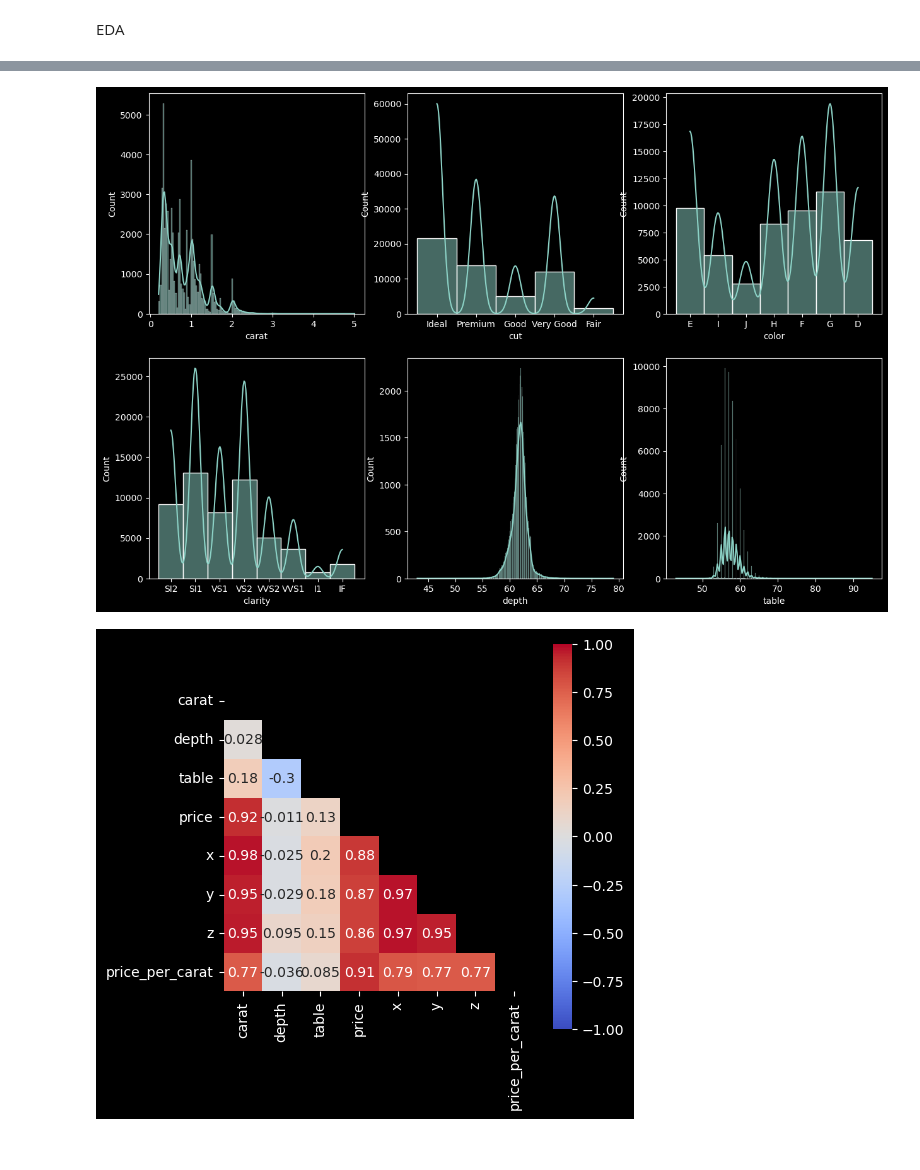
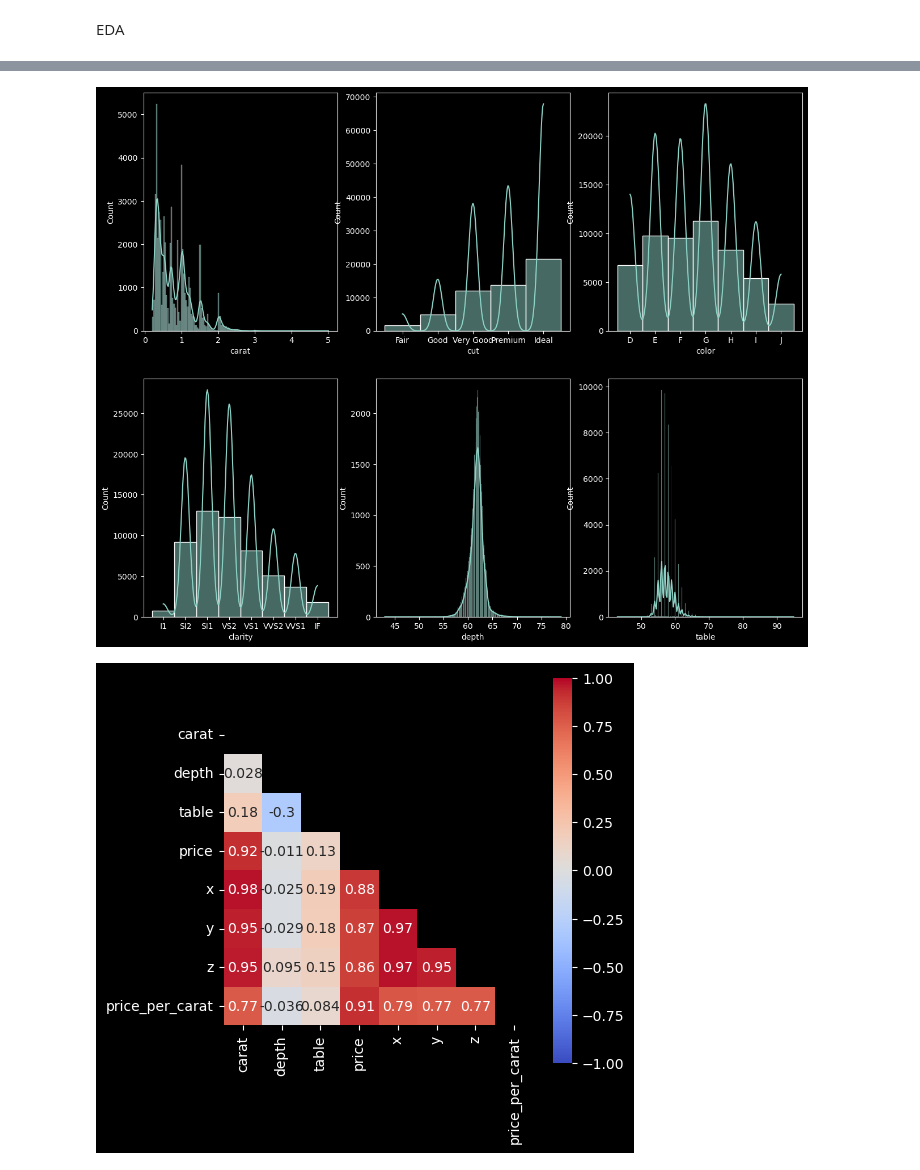
Before and after one commit to YanaOrf/Diamonds_analysis, a Jupyter notebook: Dimonds.ipynb, the cells around one changed output, grey strips where cells are left out. Saved outputs shown, nothing was run; the diff lists cells and outputs as text; code cells hidden in the pictures.

```diff
--- a/Dimonds.ipynb
+++ b/Dimonds.ipynb
@@ -53,3 +59,5 @@ dtype: int64
+# %%
+dimonds.drop_duplicates(inplace=True)
 # %%
 # new column
 dimonds["price_per_carat"]=dimonds["price"]/dimonds["carat"]
@@ -109,3 +163,10 @@ dimonds.describe()
+# %%
+# Turning cut,color, clarity, carat_label into categories
+
+dimonds["cut"]=pd.Categorical(dimonds["cut"],["Fair", "Good", "Very Good", "Premium", "Ideal"])
+dimonds["color"]=pd.Categorical(dimonds["color"],['D', 'E', 'F', 'G', 'H', 'I', 'J'])
+dimonds["clarity"]=pd.Categorical(dimonds["clarity"],["I1", "SI2", "SI1", "VS2", "VS1", "VVS2", "VVS1", "IF"])
+dimonds["carat_label"]=pd.Categorical(dimonds["carat_label"],["XS","S","M","L","XL"])
 # %% [markdown]
 EDA
 # %%
@@ -120,16 +188,17 @@ color_order=color_list
 # %%
 #Distribution of
 
-fig,axs=plt.subplots(2,3,figsize=(15,10))
+fig,axs=plt.subplots(2,3,figsize=(15,12))
+ax.set_title("Distribution")
 sns.histplot(data=dimonds,x="carat",kde=True,ax=axs[0,0])
 sns.histplot(data=dimonds,x="cut",kde=True,ax=axs[0,1])
 sns.histplot(data=dimonds,x="color",kde=True,ax=axs[0,2])
 sns.histplot(data=dimonds,x="clarity",kde=True,ax=axs[1,0])
 sns.histplot(data=dimonds,x="depth",kde=True,ax=axs[1,1])
 sns.histplot(data=dimonds,x="table",kde=True,ax=axs[1,2])
 plt.show()
 # %% [output]
-[figure, old version]
+[figure, new version]
 # %%
 matrix=dimonds.corr()
 fig,ax=plt.subplots(figsize=(5,5))
@@ -142,7 +211,7 @@ sns.heatmap(matrix,cmap="coolwarm",vmin=-1,vmax=1,robust=True,square=True,annot=
 
 plt.show()
 # %% [output]
-[figure, old version]
+[figure, new version]
 # %%
 carat_label_list=["XS","S","M","L","XL"]
 
```
Also changed, not shown: parts of 18 cells of this notebook.
